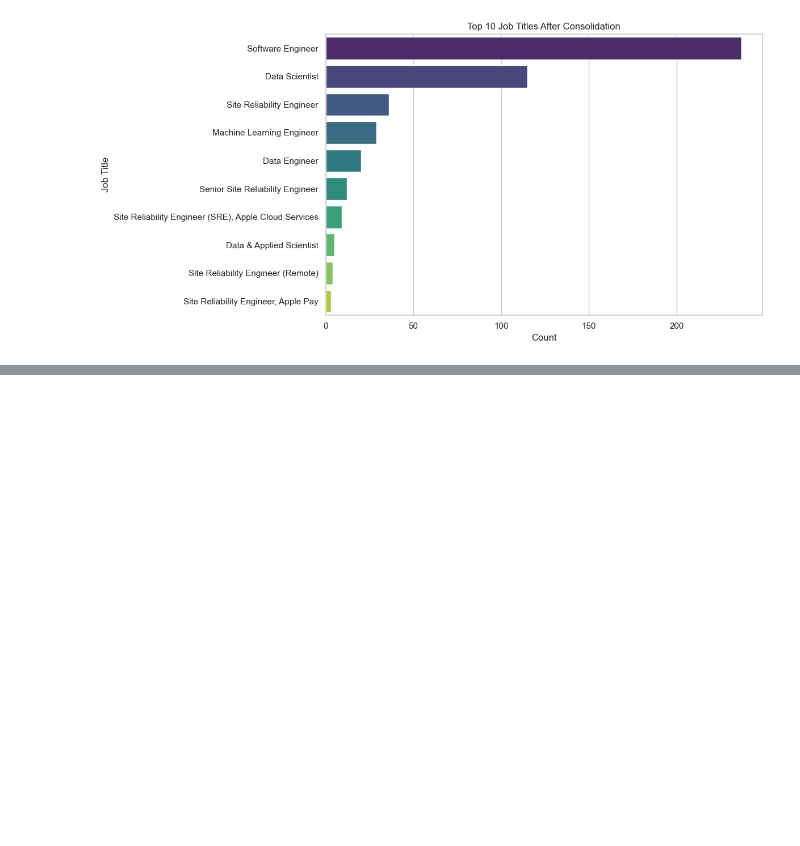
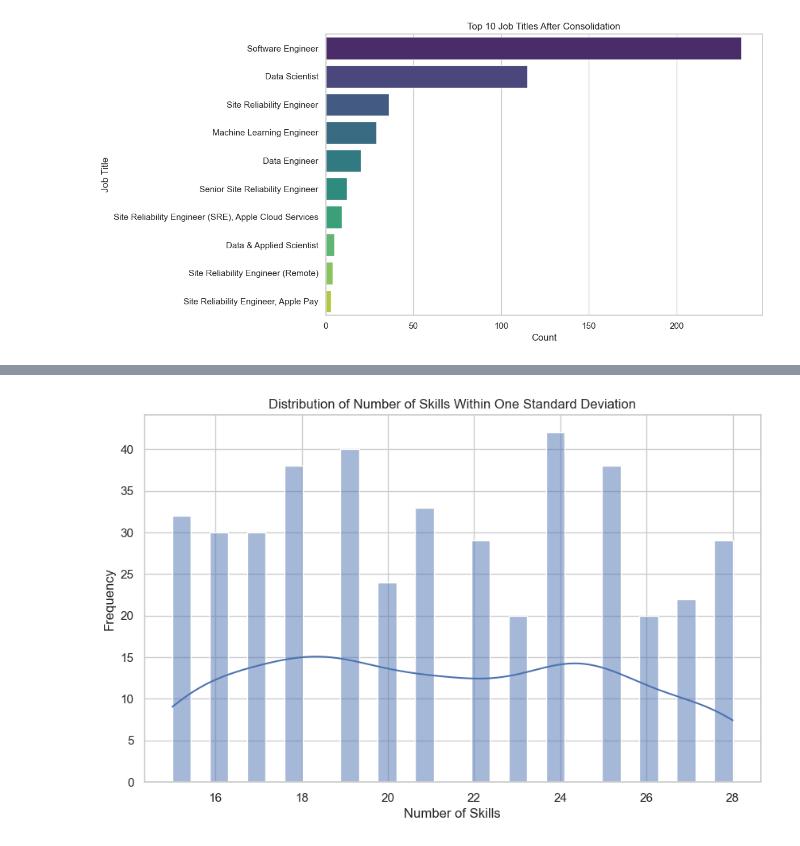
Before and after one commit to Tim60161/workproject_matching_algo, a Jupyter notebook: synthetic_data_binary.ipynb, the cells around one changed output, grey strips where cells are left out. Cells and saved outputs as stored; diff of their text form; code cells hidden in the pictures; blank space fills up the shorter version.

```diff
--- a/synthetic_data_binary.ipynb
+++ b/synthetic_data_binary.ipynb
@@ -1337,0 +1444,45 @@ Passing `palette` without assigning `hue` is deprecated and will be removed in v
+# %%
+# Using the interquartile range (IQR) to get rid of outliers
+Q1 = df_with_skills['number_skills'].quantile(0.25)
+Q3 = df_with_skills['number_skills'].quantile(0.75)
+IQR = Q3 - Q1
+
+lower_bound = Q1 - 1.5 * IQR
+upper_bound = Q3 + 1.5 * IQR
+
+df_with_skills_filtered = df_with_skills[
+    (df_with_skills['number_skills'] >= lower_bound) &
+    (df_with_skills['number_skills'] <= upper_bound)
+]
+
+# Optionally, reset the index of the filtered DataFrame
+df_with_skills_filtered = df_with_skills_filtered.reset_index(drop=True)
+# %%
+# Step 1: Calculate mean and standard deviation
+mean_length = df_with_skills_filtered['number_skills'].mean()
+std_length = df_with_skills_filtered['number_skills'].std()
+
+# Step 2: Determine the upper and lower bounds
+lower_bound = mean_length - std_length
+upper_bound = mean_length + std_length
+
+# Step 3: Filter the DataFrame to keep rows within one standard deviation
+df_with_skills_filtered_2 = df_with_skills_filtered[
+    (df_with_skills_filtered['number_skills'] >= lower_bound) &
+    (df_with_skills_filtered['number_skills'] <= upper_bound)
+]
+
+# Optionally, reset the index of the filtered DataFrame
+df_with_skills_filtered_2 = df_with_skills_filtered_2.reset_index(drop=True)
+# %%
+import matplotlib.pyplot as plt
+import seaborn as sns
+
+plt.figure(figsize=(10, 6))
+sns.histplot(df_with_skills_filtered_2['number_skills'], bins=30, kde=True)
+plt.title('Distribution of Number of Skills Within One Standard Deviation')
+plt.xlabel('Number of Skills')
+plt.ylabel('Frequency')
+plt.show()
+# %% [output]
+[figure, added]
```
Also changed, not shown: parts of 61 cells of this notebook.
